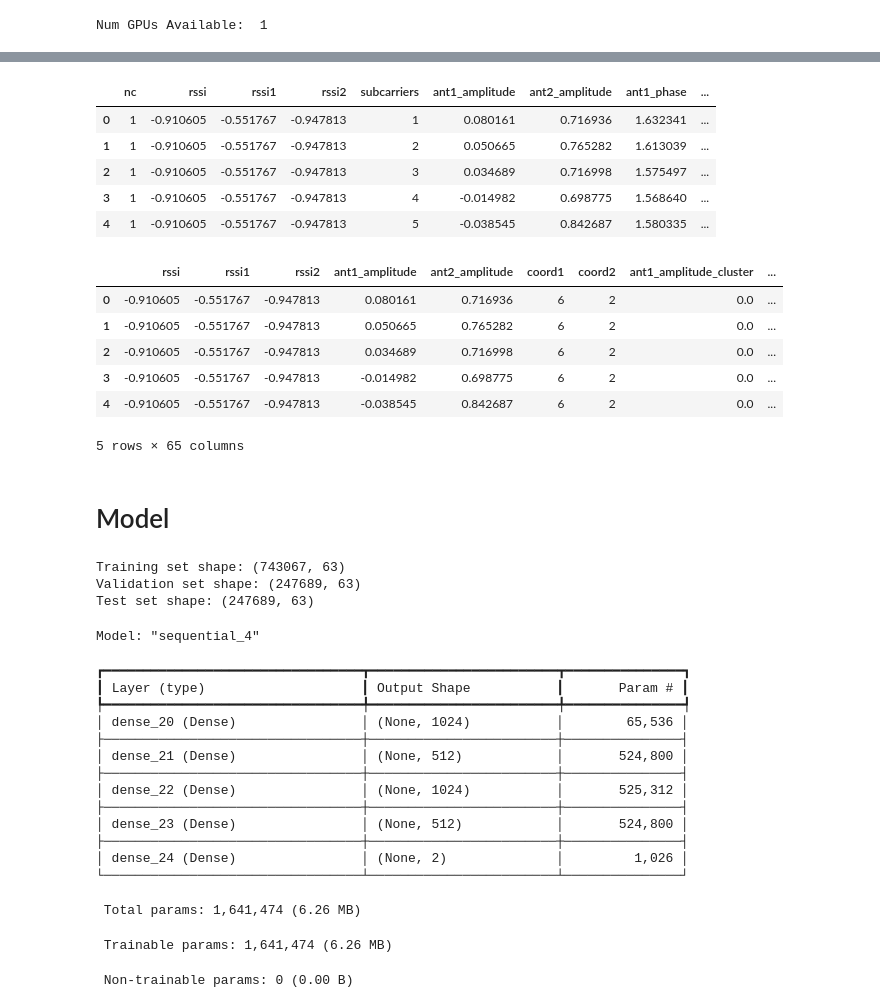
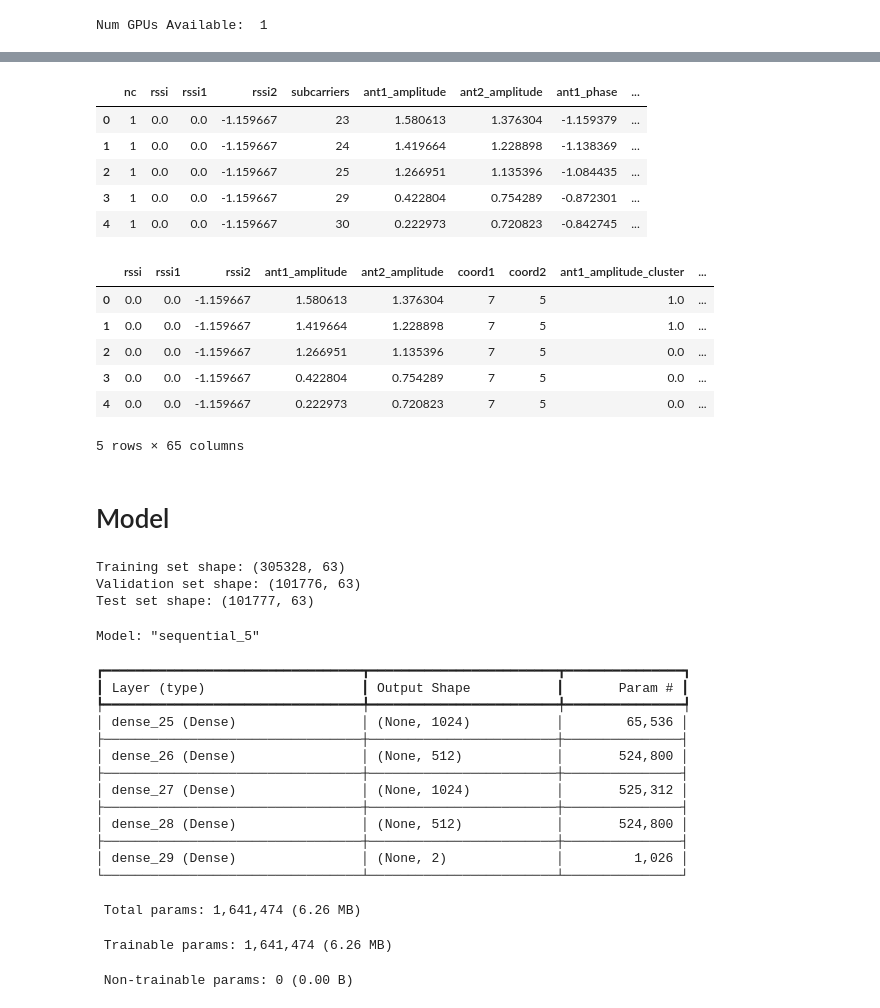
Before and after one commit to AX-0/wifi_localization, a Jupyter notebook: model_dnn.ipynb, the cells around one changed output, grey strips where cells are left out. Saved outputs shown, nothing was run; the diff lists cells and outputs as text; code cells hidden in the pictures.

```diff
--- a/model_dnn.ipynb
+++ b/model_dnn.ipynb
@@ -53,16 +53,17 @@ I0000 00:00:1728921177.613759    5131 cuda_executor.cc:1015] successful NUMA nod
 # %%
 # data = pd.read_csv("C:\Users\alanx\OneDrive - The University of Sydney (Students)\Thesis\Deep Learning\wifi_localization\data\csv\ultimate_combined.csv")
 # data = pd.read_csv("data/csv/ultimate_combined.csv")
-data = pd.read_csv("data/csv/still/still.csv")
+# data = pd.read_csv("data/csv/still/still.csv")
+data = pd.read_csv("data/csv/still_with_receiver/still_with_receiver.csv")
 
 data.head()
 # %% [output]
 |  | nc | rssi | rssi1 | rssi2 | subcarriers | ant1_amplitude | ant2_amplitude | ant1_phase | ... |
-| 0 | 1 | -0.910605 | -0.551767 | -0.947813 | 1 | 0.080161 | 0.716936 | 1.632341 | ... |
-| 1 | 1 | -0.910605 | -0.551767 | -0.947813 | 2 | 0.050665 | 0.765282 | 1.613039 | ... |
-| 2 | 1 | -0.910605 | -0.551767 | -0.947813 | 3 | 0.034689 | 0.716998 | 1.575497 | ... |
-| 3 | 1 | -0.910605 | -0.551767 | -0.947813 | 4 | -0.014982 | 0.698775 | 1.568640 | ... |
-| 4 | 1 | -0.910605 | -0.551767 | -0.947813 | 5 | -0.038545 | 0.842687 | 1.580335 | ... |
+| 0 | 1 | 0.0 | 0.0 | -1.159667 | 23 | 1.580613 | 1.376304 | -1.159379 | ... |
+| 1 | 1 | 0.0 | 0.0 | -1.159667 | 24 | 1.419664 | 1.228898 | -1.138369 | ... |
+| 2 | 1 | 0.0 | 0.0 | -1.159667 | 25 | 1.266951 | 1.135396 | -1.084435 | ... |
+| 3 | 1 | 0.0 | 0.0 | -1.159667 | 29 | 0.422804 | 0.754289 | -0.872301 | ... |
+| 4 | 1 | 0.0 | 0.0 | -1.159667 | 30 | 0.222973 | 0.720823 | -0.842745 | ... |
 # %%
 data.drop('with_receiver', axis=1, inplace=True)
 data.drop('nc', axis=1, inplace=True)
@@ -74,11 +75,11 @@ data.drop('subcarriers', axis=1, inplace=True)
 data.head()
 # %% [output]
 |  | rssi | rssi1 | rssi2 | ant1_amplitude | ant2_amplitude | coord1 | coord2 | ant1_amplitude_cluster | ... |
-| 0 | -0.910605 | -0.551767 | -0.947813 | 0.080161 | 0.716936 | 6 | 2 | 0.0 | ... |
-| 1 | -0.910605 | -0.551767 | -0.947813 | 0.050665 | 0.765282 | 6 | 2 | 0.0 | ... |
-| 2 | -0.910605 | -0.551767 | -0.947813 | 0.034689 | 0.716998 | 6 | 2 | 0.0 | ... |
-| 3 | -0.910605 | -0.551767 | -0.947813 | -0.014982 | 0.698775 | 6 | 2 | 0.0 | ... |
-| 4 | -0.910605 | -0.551767 | -0.947813 | -0.038545 | 0.842687 | 6 | 2 | 0.0 | ... |
+| 0 | 0.0 | 0.0 | -1.159667 | 1.580613 | 1.376304 | 7 | 5 | 1.0 | ... |
+| 1 | 0.0 | 0.0 | -1.159667 | 1.419664 | 1.228898 | 7 | 5 | 1.0 | ... |
+| 2 | 0.0 | 0.0 | -1.159667 | 1.266951 | 1.135396 | 7 | 5 | 0.0 | ... |
+| 3 | 0.0 | 0.0 | -1.159667 | 0.422804 | 0.754289 | 7 | 5 | 0.0 | ... |
+| 4 | 0.0 | 0.0 | -1.159667 | 0.222973 | 0.720823 | 7 | 5 | 0.0 | ... |
 5 rows × 65 columns
 # %% [markdown]
 # Model
@@ -116,9 +117,9 @@ print("Training set shape:", X_train.shape)
 print("Validation set shape:", X_val.shape)
 print("Test set shape:", X_test.shape)
 # %% [output]
-Training set shape: (743067, 63)
-Validation set shape: (247689, 63)
-Test set shape: (247689, 63)
+Training set shape: (305328, 63)
+Validation set shape: (101776, 63)
+Test set shape: (101777, 63)
 # %%
 def create_dnn_model(input_shape):
     model = models.Sequential()
@@ -155,19 +156,19 @@ model = create_dnn_model(input_shape)
 # Print the model summary
 model.summary()
 # %% [output]
-Model: "sequential_4"
+Model: "sequential_5"
 ┏━━━━━━━━━━━━━━━━━━━━━━━━━━━━━━━━━┳━━━━━━━━━━━━━━━━━━━━━━━━┳━━━━━━━━━━━━━━━┓
 ┃ Layer (type)                    ┃ Output Shape           ┃       Param # ┃
 ┡━━━━━━━━━━━━━━━━━━━━━━━━━━━━━━━━━╇━━━━━━━━━━━━━━━━━━━━━━━━╇━━━━━━━━━━━━━━━┩
-│ dense_20 (Dense)                │ (None, 1024)           │        65,536 │
+│ dense_25 (Dense)                │ (None, 1024)           │        65,536 │
 ├─────────────────────────────────┼────────────────────────┼───────────────┤
-│ dense_21 (Dense)                │ (None, 512)            │       524,800 │
+│ dense_26 (Dense)                │ (None, 512)            │       524,800 │
 ├─────────────────────────────────┼────────────────────────┼───────────────┤
-│ dense_22 (Dense)                │ (None, 1024)           │       525,312 │
+│ dense_27 (Dense)                │ (None, 1024)           │       525,312 │
 ├─────────────────────────────────┼────────────────────────┼───────────────┤
-│ dense_23 (Dense)                │ (None, 512)            │       524,800 │
+│ dense_28 (Dense)                │ (None, 512)            │       524,800 │
 ├─────────────────────────────────┼────────────────────────┼───────────────┤
-│ dense_24 (Dense)                │ (None, 2)              │         1,026 │
+│ dense_29 (Dense)                │ (None, 2)              │         1,026 │
 └─────────────────────────────────┴────────────────────────┴───────────────┘
  Total params: 1,641,474 (6.26 MB)
  Trainable params: 1,641,474 (6.26 MB)
```
Also changed, not shown: parts of 11 cells of this notebook, 3 other files.
